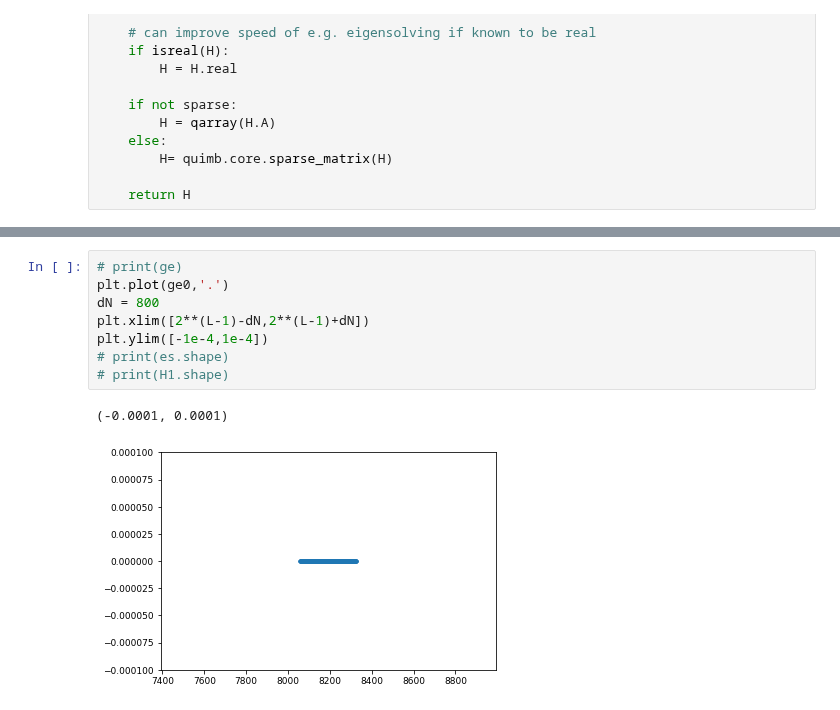
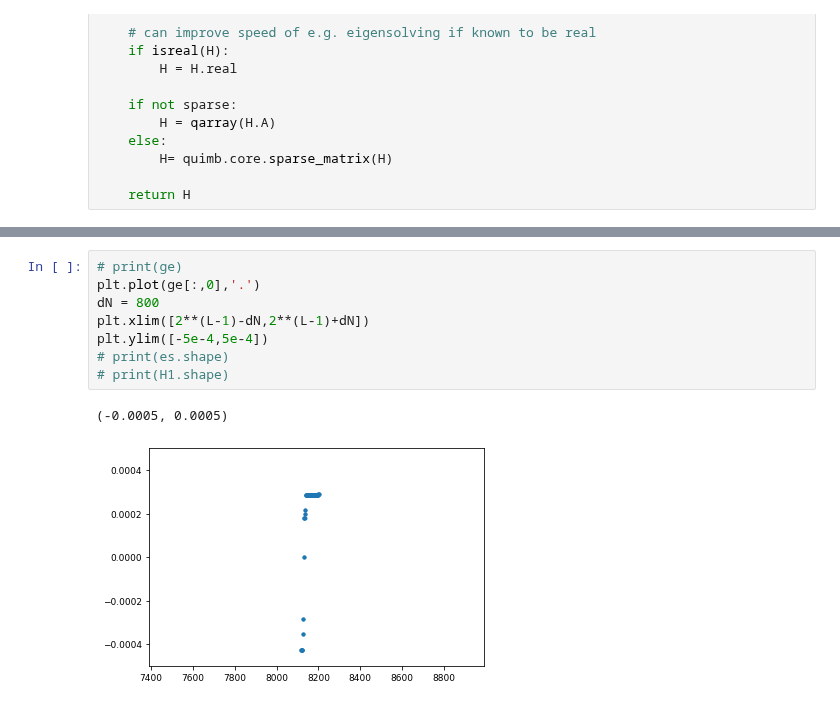
Before and after one commit to hassan-shap/RMT, a Jupyter notebook: XXZ-spinchain.ipynb, the cells around one changed output, grey strips where cells are left out. Cells and saved outputs as stored; diff of their text form.

```diff
--- a/XXZ-spinchain.ipynb
+++ b/XXZ-spinchain.ipynb
@@ -194,11 +206,11 @@ Wall time: 1min 46s
 # %%
 # print(ge)
-plt.plot(ge0,'.')
+plt.plot(ge[:,0],'.')
 dN = 800
 plt.xlim([2**(L-1)-dN,2**(L-1)+dN])
-plt.ylim([-1e-4,1e-4])
+plt.ylim([-5e-4,5e-4])
 # print(es.shape)
 # print(H1.shape)
 # %% [output]
-(-0.0001, 0.0001)
+(-0.0005, 0.0005)
-[figure, old version]
+[figure, new version]
```
Also changed, not shown: parts of 6 cells of this notebook.
